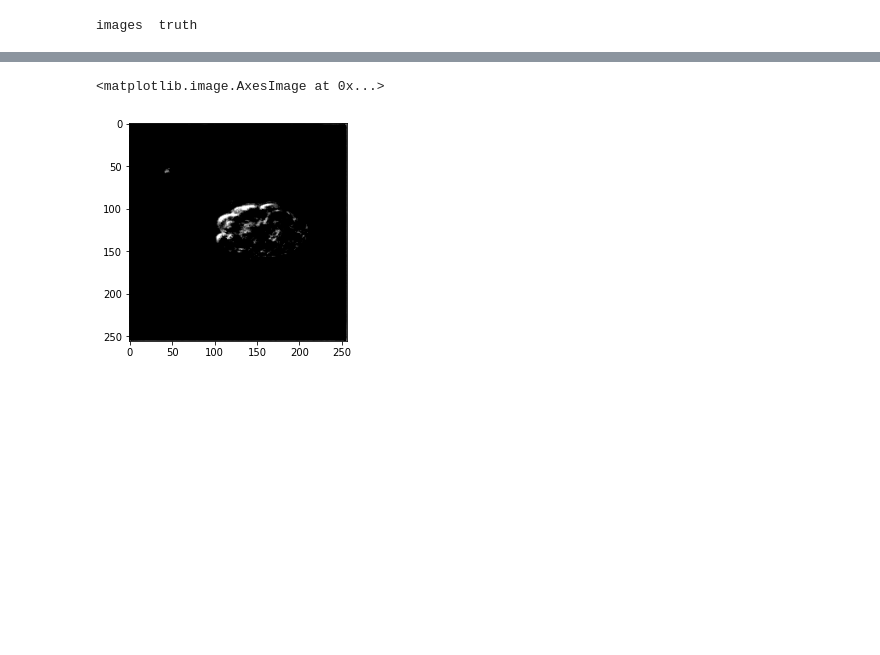
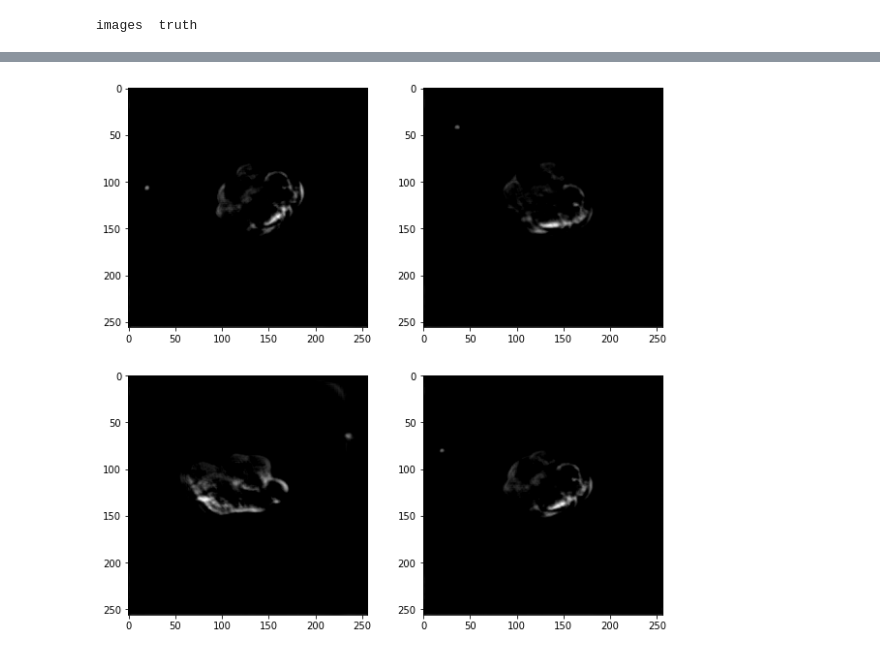
Before and after one commit to Nelson-Gon/cytounet, a Jupyter notebook: examples/embryos.ipynb, the cells around one changed output, grey strips where cells are left out. Drawn from its saved outputs; the diff is of its cells as text; code cells hidden in the pictures; blank space fills up the shorter version.

```diff
--- a/examples/embryos.ipynb
+++ b/examples/embryos.ipynb
@@ -63,5 +69,5 @@ show_images("aug", image_suffix="png")
 # %%
-test_images = testGenerator("aug", 15, image_suffix="png")
+test_images = testGenerator("aug/images", 15, image_suffix="png")
 # %%
 model.save("unet_embryo.hdf5")
 # %%
@@ -73,6 +79,5 @@ results = model.predict_generator(test_images, 15, verbose=1)
-# %%
-plt.imshow(results[12][:,:,0], cmap="gray")
-# %% [output]
-<matplotlib.image.AxesImage at 0x...>
-[figure, removed]
+# %%
+show_images(results)
+# %% [output]
+[figure, added]
 # %%
```
Also changed, not shown: parts of 16 cells of this notebook, 4 other files.
